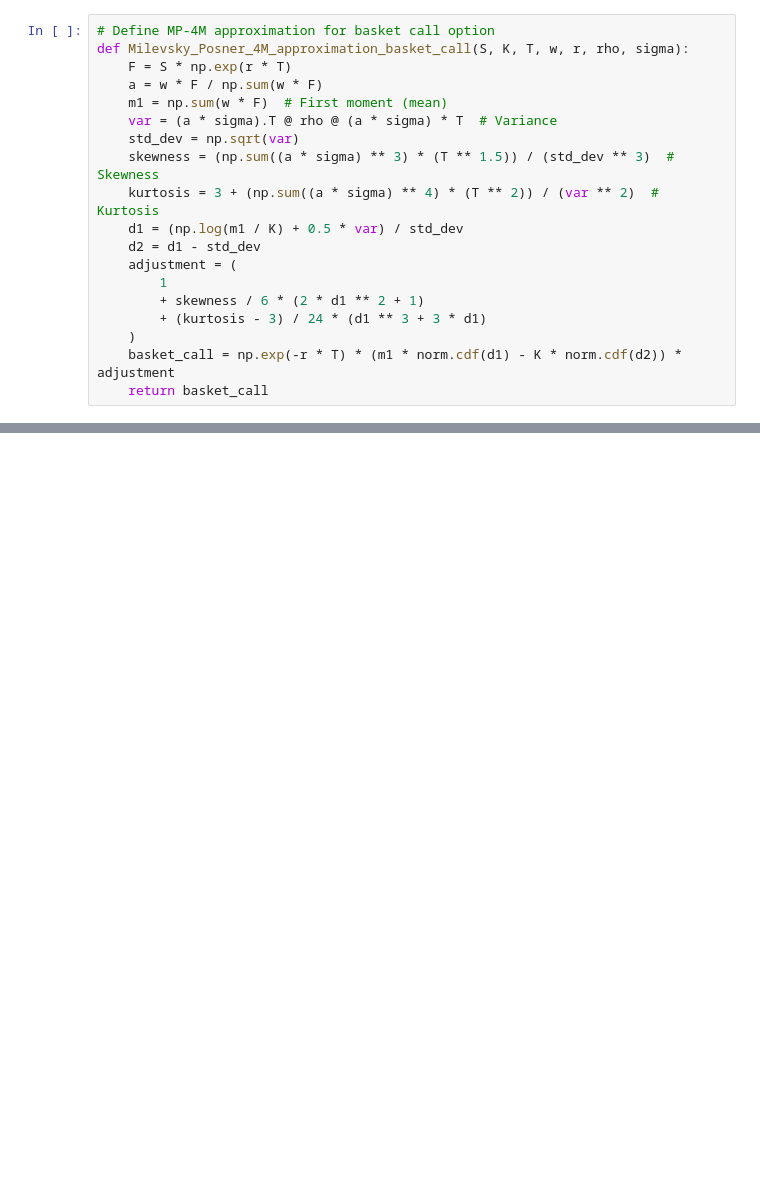
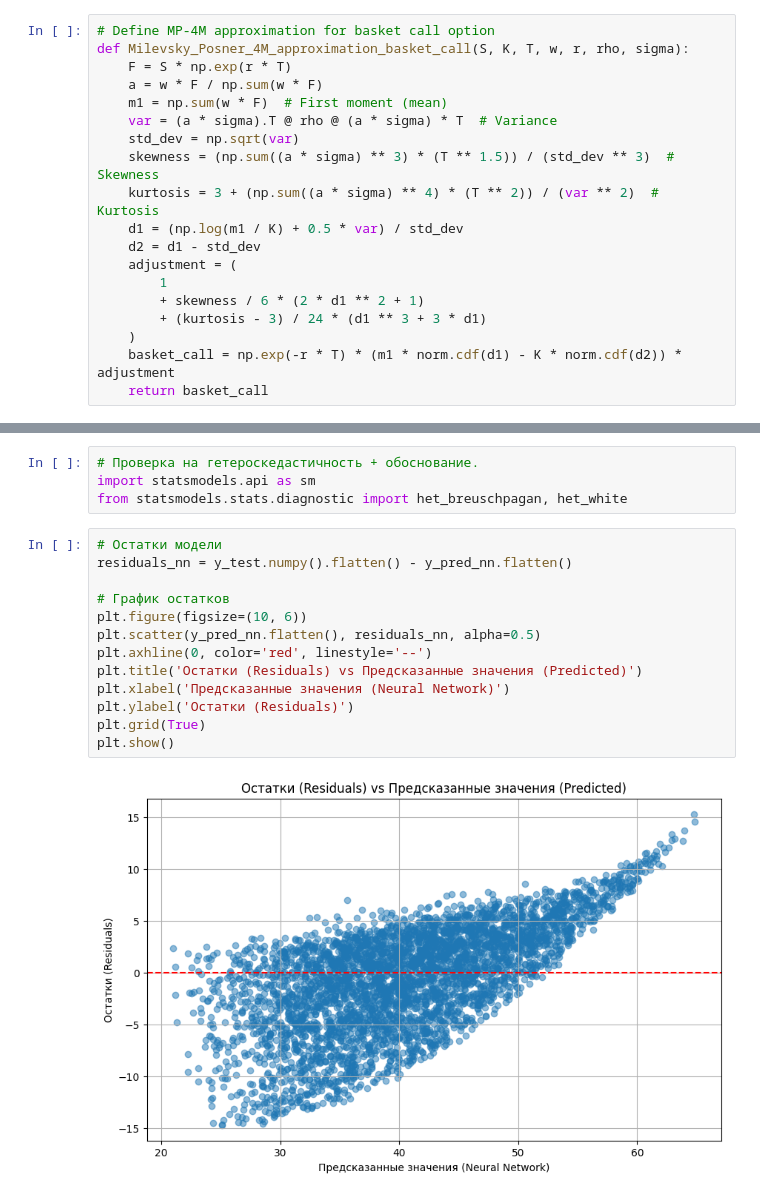
Before and after one commit to seri4ka/structured_finance_products, a Jupyter notebook: lab3/lab_5_GSFP.ipynb, the cells around one changed output, grey strips where cells are left out. Cells and saved outputs as stored; diff of their text form; blank space fills up the shorter version.

```diff
--- a/lab3/lab_5_GSFP.ipynb
+++ b/lab3/lab_5_GSFP.ipynb
@@ -838,0 +852,19 @@ Mean Squared Error (MC): 5.611484360717663
+# %%
+# Проверка на гетероскедастичность + обоснование.
+import statsmodels.api as sm
+from statsmodels.stats.diagnostic import het_breuschpagan, het_white
+# %%
+# Остатки модели
+residuals_nn = y_test.numpy().flatten() - y_pred_nn.flatten()
+
+# График остатков
+plt.figure(figsize=(10, 6))
+plt.scatter(y_pred_nn.flatten(), residuals_nn, alpha=0.5)
+plt.axhline(0, color='red', linestyle='--')
+plt.title('Остатки (Residuals) vs Предсказанные значения (Predicted)')
+plt.xlabel('Предсказанные значения (Neural Network)')
+plt.ylabel('Остатки (Residuals)')
+plt.grid(True)
+plt.show()
+# %% [output]
+[figure, added]
```
Also changed, not shown: parts of 13 cells of this notebook.
